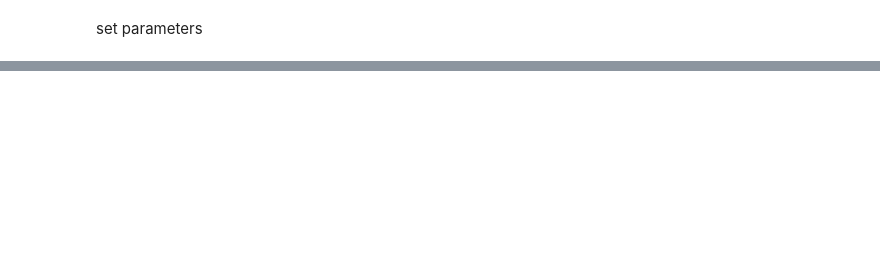
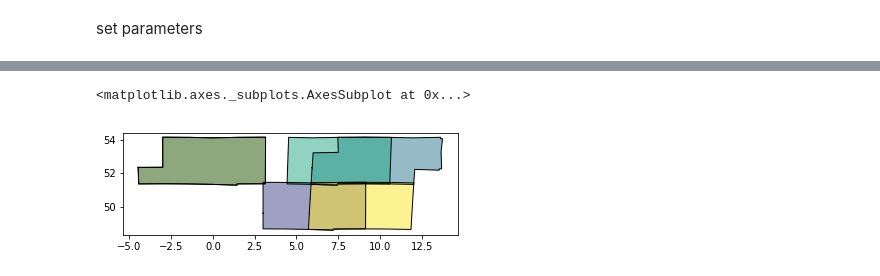
Before and after one commit to inbo/inbo-pyutils, a Jupyter notebook: gis/sentinelsat/sentinel_data_download.ipynb, the cells around one changed output, grey strips where cells are left out. Cells and saved outputs as stored; diff of their text form; code cells hidden in the pictures; blank space fills up the shorter version.

```diff
--- a/gis/sentinelsat/sentinel_data_download.ipynb
+++ b/gis/sentinelsat/sentinel_data_download.ipynb
@@ -31,7 +54,7 @@ api = SentinelAPI(username, password, "https://scihub.copernicus.eu/dhus")
 define footprint
 # %%
 # define footprint = search the data by polygon
-footprint_flanders_geojson = geojson_to_wkt(read_geojson("C:/WERKMAP/Anaconda/sentinelsat/geojson/footprint_flanders_geojson.geojson"))
+footprint_flanders_geojson = geojson_to_wkt(read_geojson(bounding_box_flanders))
 # %%
 footprint_flanders_geojson
 # %% [output]
@@ -53,0 +72,16 @@ max_cloud = '30'
+# %%
+root = Tk()
+
+startdate = tksd.askstring(title = "STARTDATE",
+                           prompt = "define startdate query (format: yyyymmdd)")
+
+enddate = tksd.askstring(title = "ENDDATE",
+                         prompt = "define enddate query (format: yyyymmdd)")
+
+min_cloud = tksd.askstring(title = "minimum cloudcover percentage",
+                           prompt = "define minimum cloudcover percentage (value from 0 to 100)")
+
+max_cloud = tksd.askstring(title = "maximum cloudcover percentage",
+                           prompt = "define maximum cloudcover percentage (value from 0 to 100)")
+
+root.destroy()
@@ -56,7 +102,7 @@ max_cloud = '30'
 products = api.query(footprint_flanders_geojson,
                      startdate,
                      enddate,
-                     platformname = platform,
+                     platformname = 'Sentinel-2',
                      cloudcoverpercentage = '[' + min_cloud + ' TO ' + max_cloud + ']'
                     )
 # %%
@@ -109,3 +177,3 @@ geojson_products
 # %%
 # GeoPandas GeoDataFrame with the metadata of the scenes and the footprints as geometries
-api.to_geodataframe(products)
+geopanda_products = api.to_geodataframe(products)
@@ -111,0 +191,5 @@ api.to_geodataframe(products)
+# %%
+geopanda_products.plot()
+# %% [output]
+<matplotlib.axes._subplots.AxesSubplot at 0x...>
+[figure, added]
```
Also changed, not shown: parts of 22 cells of this notebook.
